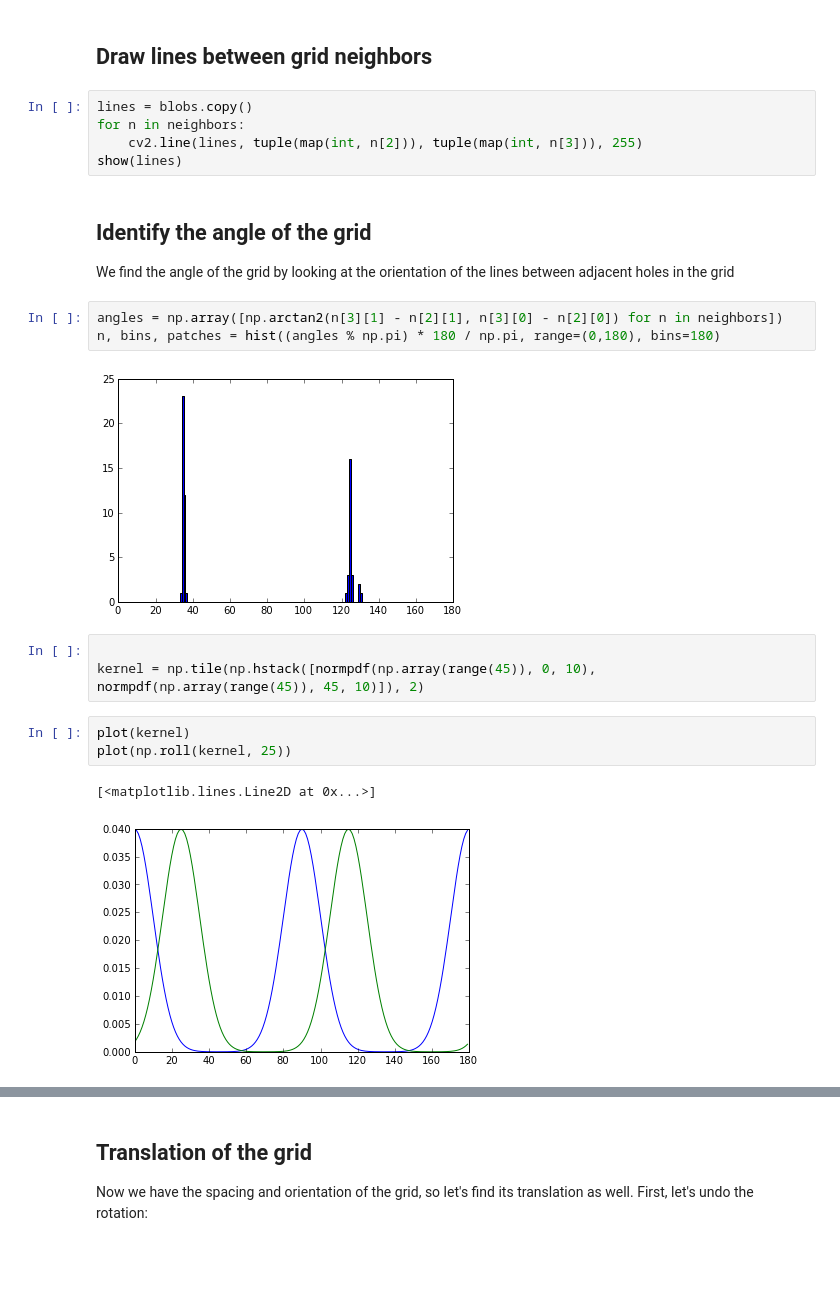
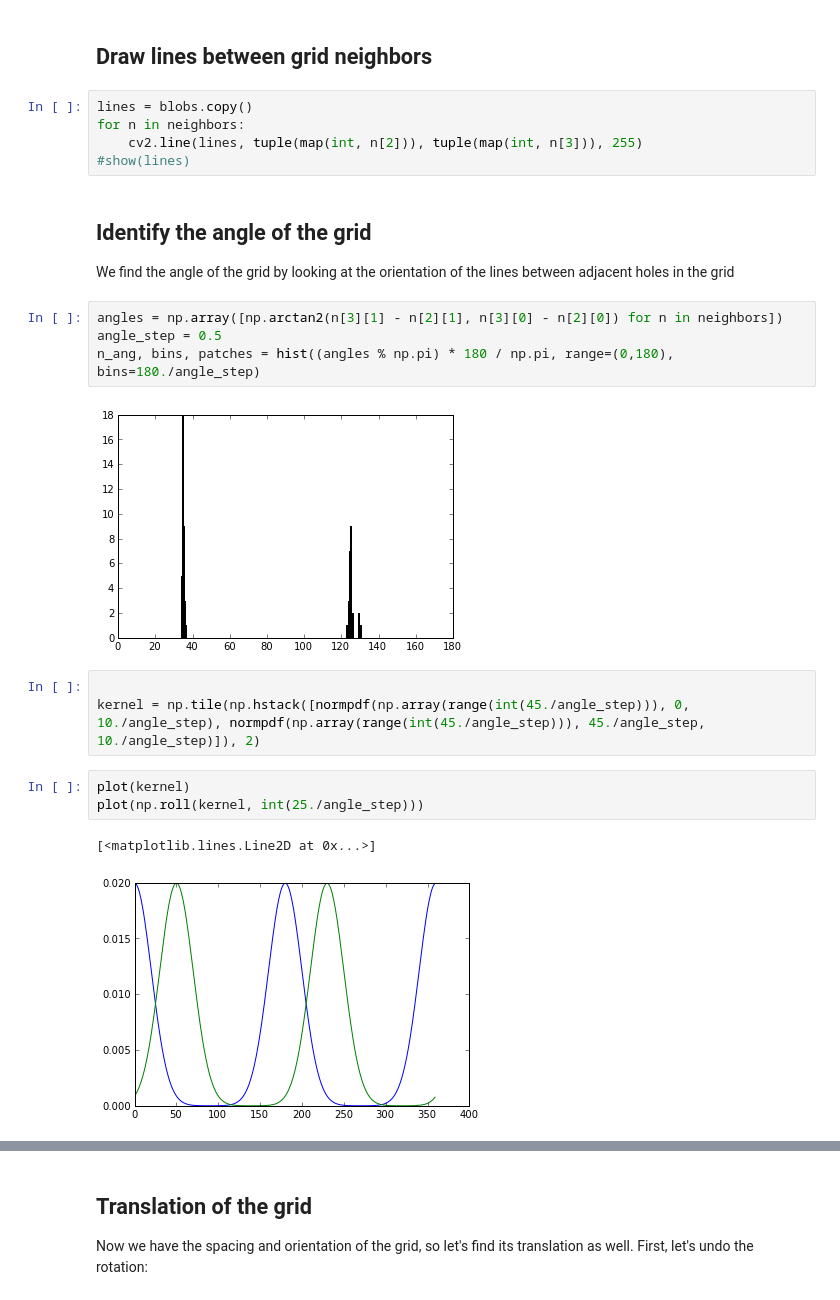
Before and after one commit to mprat/breadboard-to-pcb, a Jupyter notebook: cv_exploration.ipynb, the cells around one changed output, grey strips where cells are left out. Drawn from its saved outputs; the diff is of its cells as text; blank space fills up the shorter version.

```diff
--- a/cv_exploration.ipynb
+++ b/cv_exploration.ipynb
@@ -58,22 +58,23 @@ for j, row in enumerate(cond):
 lines = blobs.copy()
 for n in neighbors:
     cv2.line(lines, tuple(map(int, n[2])), tuple(map(int, n[3])), 255)
-show(lines)
+#show(lines)
 # %% [markdown]
 ## Identify the angle of the grid
 We find the angle of the grid by looking at the orientation of the lines between adjacent holes in the grid
 # %%
 angles = np.array([np.arctan2(n[3][1] - n[2][1], n[3][0] - n[2][0]) for n in neighbors])
-n, bins, patches = hist((angles % np.pi) * 180 / np.pi, range=(0,180), bins=180)
+angle_step = 0.5
+n_ang, bins, patches = hist((angles % np.pi) * 180 / np.pi, range=(0,180), bins=180./angle_step)
 # %% [output]
-[figure, old version]
+[figure, new version]
 # %%
 
-kernel = np.tile(np.hstack([normpdf(np.array(range(45)), 0, 10), normpdf(np.array(range(45)), 45, 10)]), 2)
+kernel = np.tile(np.hstack([normpdf(np.array(range(int(45./angle_step))), 0, 10./angle_step), normpdf(np.array(range(int(45./angle_step))), 45./angle_step, 10./angle_step)]), 2)
 # %%
 plot(kernel)
-plot(np.roll(kernel, 25))
+plot(np.roll(kernel, int(25./angle_step)))
 # %% [output]
 [<matplotlib.lines.Line2D at 0x...>]
-[figure, old version]
+[figure, new version]
 # %%
```
Also changed, not shown: parts of 6 cells of this notebook.
